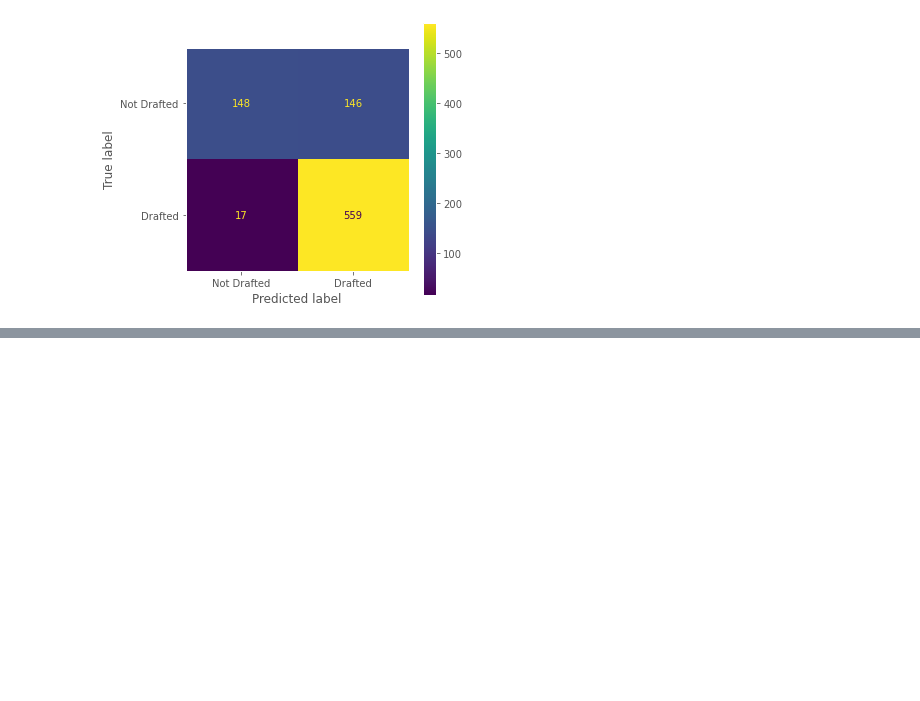
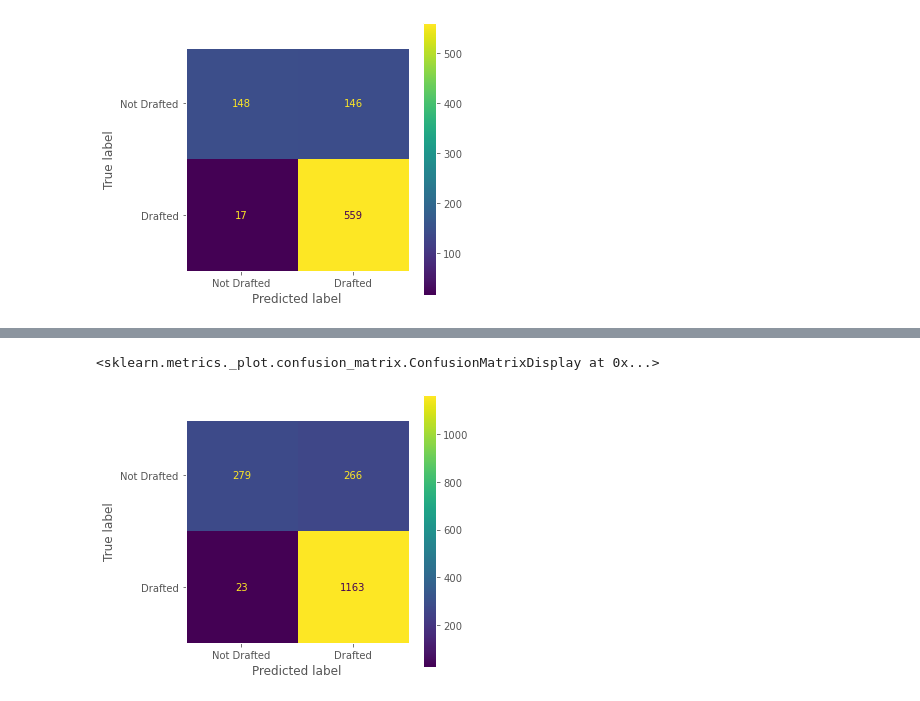
Before and after one commit to daviderics/NFL_Combine_Project, a Jupyter notebook: student.ipynb, the cells around one changed output, grey strips where cells are left out. Drawn from its saved outputs; the diff is of its cells as text; code cells hidden in the pictures; blank space fills up the shorter version.

```diff
--- a/student.ipynb
+++ b/student.ipynb
@@ -840,7 +860,7 @@ weighted avg       0.79      0.80      0.79       870
 param_grid = {
     'learning_rate': [0.1, 0.2, 0.3],
     'max_depth': [4,5,6],
-    'min_child_weight': [1, 2],
+    'min_child_weight': [1, 2, 3],
     'subsample': [0.5, 0.7, 0.9],
     'n_estimators': [50, 100, 150],
 }
@@ -887,3 +907,11 @@ ConfusionMatrixDisplay(cf, display_labels=['Not Drafted', 'Drafted']).plot(ax=ax
 # %% [output]
 <sklearn.metrics._plot.confusion_matrix.ConfusionMatrixDisplay at 0x...>
 [figure]
+# %%
+df_pred = df_combine.copy()
+# %%
+df_pred['predict'] = -1
+# %%
+df_pred.at[X_train.index,'predict'] = y_train_pred
+df_pred.at[X_test.index,'predict'] = y_test_pred
+df_pred['correct'] = df_pred['Drafted']*df_pred['predict'] + (1-df_pred['Drafted'])*(1-df_pred['predict'])
@@ -889,0 +930,10 @@ ConfusionMatrixDisplay(cf, display_labels=['Not Drafted', 'Drafted']).plot(ax=ax
+# %%
+cf = confusion_matrix(df_pred[df_pred['Missing_Athletic_Tests']==0]['Drafted'],
+                      df_pred[df_pred['Missing_Athletic_Tests']==0]['predict'])
+
+fig, ax = plt.subplots(figsize=(5,5))
+ax.grid(False)
+ConfusionMatrixDisplay(cf, display_labels=['Not Drafted', 'Drafted']).plot(ax=ax)
+# %% [output]
+<sklearn.metrics._plot.confusion_matrix.ConfusionMatrixDisplay at 0x...>
+[figure, added]
```
Also changed, not shown: parts of 7 cells of this notebook.
